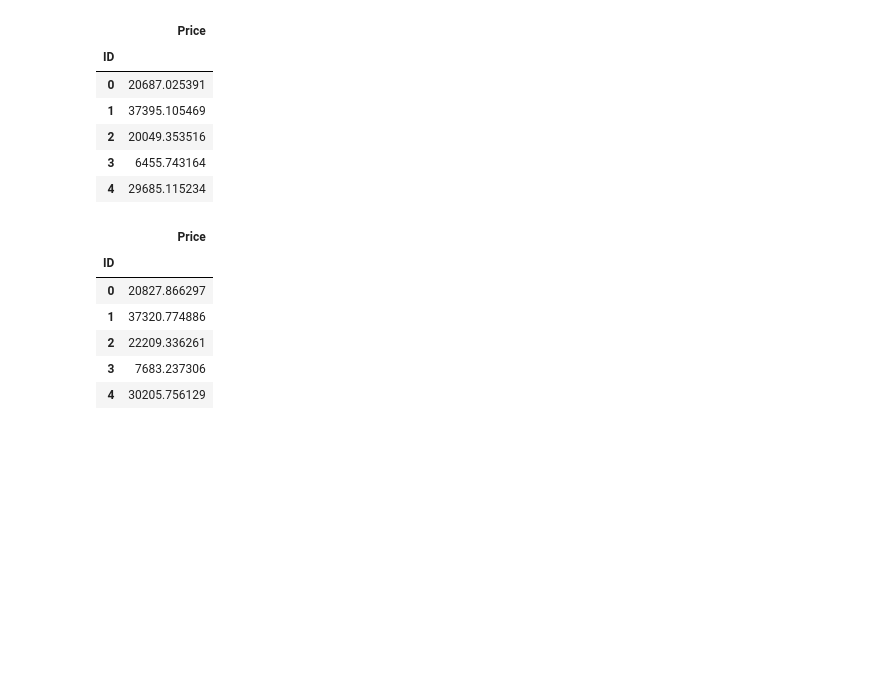
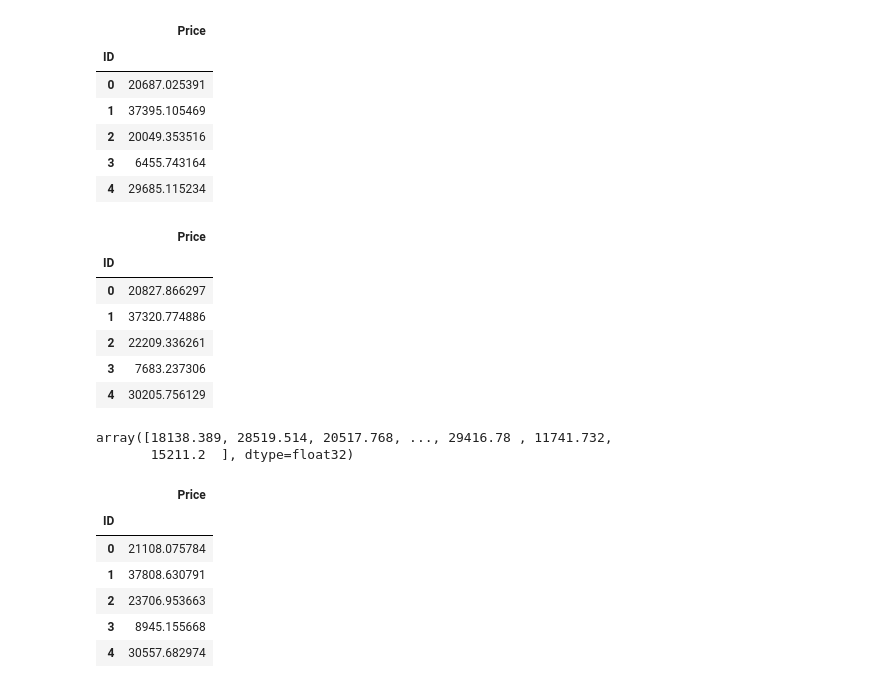
Before and after one commit to oapatinop/OAPP_MIAD_ML_NLP_2023, a Jupyter notebook: Semana 3/S3P1_proyecto1.ipynb, the cells around one changed output. Saved outputs shown, nothing was run; the diff lists cells and outputs as text; code cells hidden in the pictures; blank space fills up the shorter version.

Commit message:
Competencia v2

```diff
--- a/Semana 3/S3P1_proyecto1.ipynb
+++ b/Semana 3/S3P1_proyecto1.ipynb
@@ -466,3 +508,7 @@ El MAE del modelo es de 2017
+# %%
+regXGB21 = XGBRegressor(learning_rate = 0.1, gamma = 200, colsample_bytree = 0.4,max_depth = 9, n_estimators = 300, n_jobs=-1).fit(XTotal, yTotal)
+
+ypredXGB21 = regXGB21.predict(dTe)
 # %% [markdown]
 # RESULTADOS
 # %%
@@ -532,3 +571,22 @@ ypredRF1XGB1.head()
 | 2 | 22209.336261 |
 | 3 | 7683.237306 |
 | 4 | 30205.756129 |
+# %%
+ypredXGB2
+# %% [output]
+array([18138.389, 28519.514, 20517.768, ..., 29416.78 , 11741.732,
+       15211.2  ], dtype=float32)
+# %%
+ypredRF1XGB2 = (ypredRF11 + ypredXGB21)/2
+ypredRF1XGB2 = pd.DataFrame(ypredRF1XGB2,index=dTe.index, columns=['Price'])
+# Guardar predicciones en formato exigido en la competencia de kaggle
+ypredRF1XGB2.to_csv('RF1XGB2.csv', index_label='ID')
+ypredRF1XGB2.head()
+# %% [output]
+|  | Price |
+| ID |  |
+| 0 | 21108.075784 |
+| 1 | 37808.630791 |
+| 2 | 23706.953663 |
+| 3 | 8945.155668 |
+| 4 | 30557.682974 |
```
Also changed, not shown: parts of 16 cells of this notebook, 1 other file.
